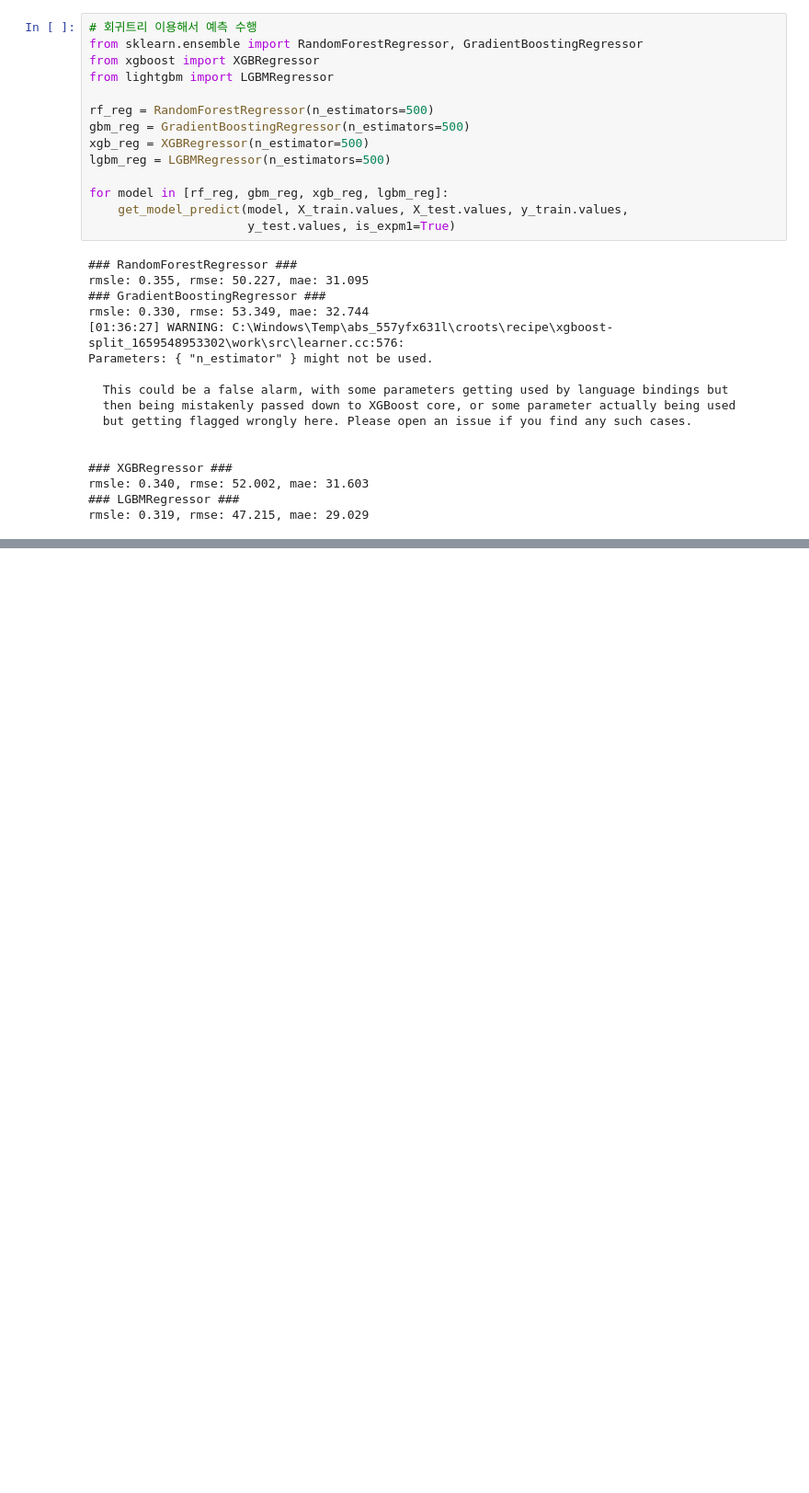
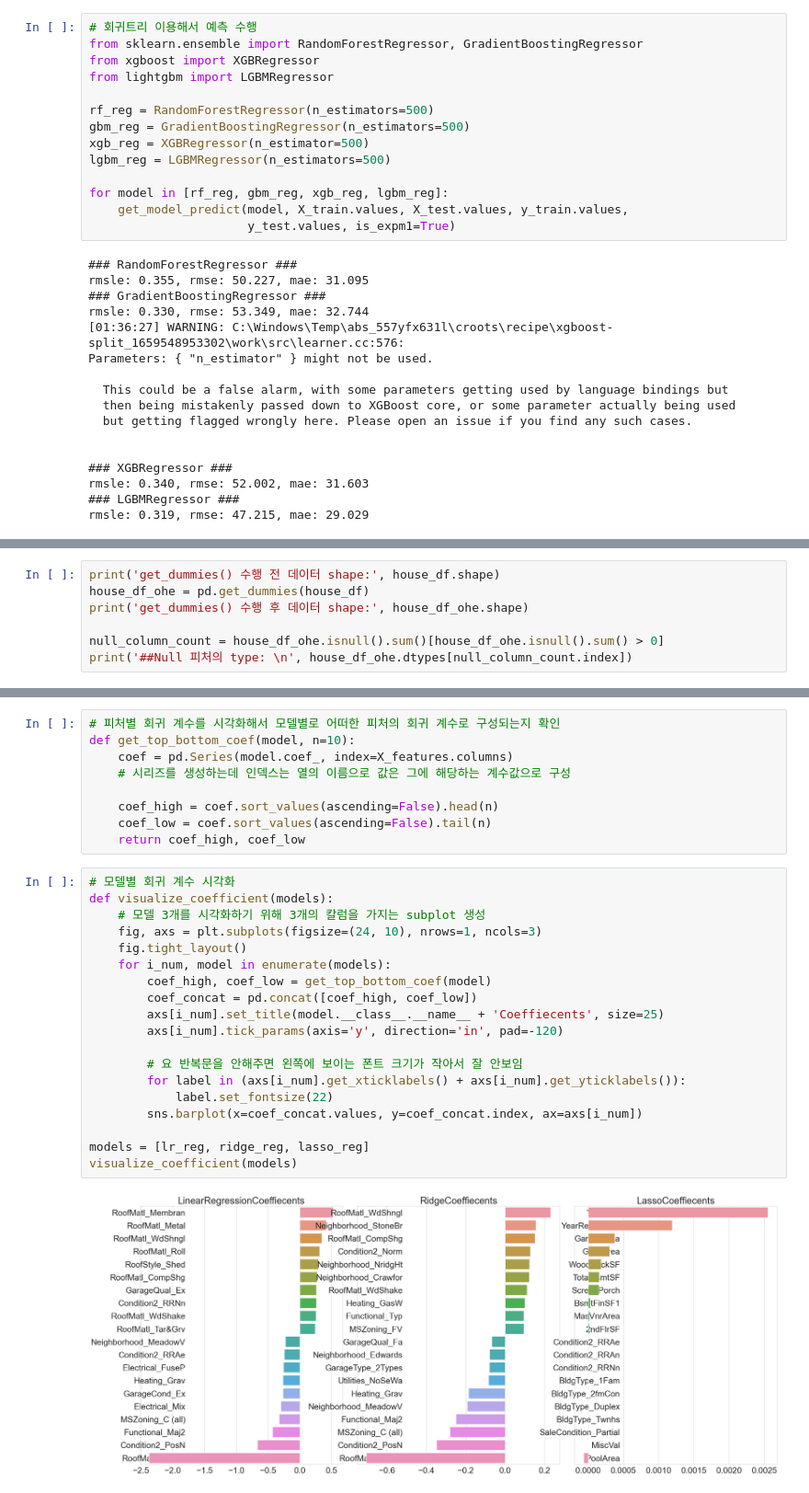
Before and after one commit to zi0-hand/machine-learning-study, a Jupyter notebook: book study/part5.ipynb, the cells around one changed output, grey strips where cells are left out. Shown at 92% size. Cells and saved outputs as stored; diff of their text form; blank space fills up the shorter version.

```diff
--- a/book study/part5.ipynb
+++ b/book study/part5.ipynb
@@ -335,0 +425,7 @@ rmsle: 0.319, rmse: 47.215, mae: 29.029
+# %%
+print('get_dummies() 수행 전 데이터 shape:', house_df.shape)
+house_df_ohe = pd.get_dummies(house_df)
+print('get_dummies() 수행 후 데이터 shape:', house_df_ohe.shape)
+
+null_column_count = house_df_ohe.isnull().sum()[house_df_ohe.isnull().sum() > 0]
+print('##Null 피처의 type: \n', house_df_ohe.dtypes[null_column_count.index])
@@ -335,0 +479,30 @@ rmsle: 0.319, rmse: 47.215, mae: 29.029
+# %%
+# 피처별 회귀 계수를 시각화해서 모델별로 어떠한 피처의 회귀 계수로 구성되는지 확인
+def get_top_bottom_coef(model, n=10):
+    coef = pd.Series(model.coef_, index=X_features.columns)
+    # 시리즈를 생성하는데 인덱스는 열의 이름으로 값은 그에 해당하는 계수값으로 구성
+
+    coef_high = coef.sort_values(ascending=False).head(n)
+    coef_low = coef.sort_values(ascending=False).tail(n)
+    return coef_high, coef_low
+# %%
+# 모델별 회귀 계수 시각화
+def visualize_coefficient(models):
+    # 모델 3개를 시각화하기 위해 3개의 칼럼을 가지는 subplot 생성
+    fig, axs = plt.subplots(figsize=(24, 10), nrows=1, ncols=3)
+    fig.tight_layout()
+    for i_num, model in enumerate(models):
+        coef_high, coef_low = get_top_bottom_coef(model)
+        coef_concat = pd.concat([coef_high, coef_low])
+        axs[i_num].set_title(model.__class__.__name__ + 'Coeffiecents', size=25)
+        axs[i_num].tick_params(axis='y', direction='in', pad=-120)
+
+        # 요 반복문을 안해주면 왼쪽에 보이는 폰트 크기가 작아서 잘 안보임
+        for label in (axs[i_num].get_xticklabels() + axs[i_num].get_yticklabels()):
+            label.set_fontsize(22)
+        sns.barplot(x=coef_concat.values, y=coef_concat.index, ax=axs[i_num])
+
+models = [lr_reg, ridge_reg, lasso_reg]
+visualize_coefficient(models)
+# %% [output]
+[figure, added]
```
Also changed, not shown: parts of 28 cells of this notebook.
